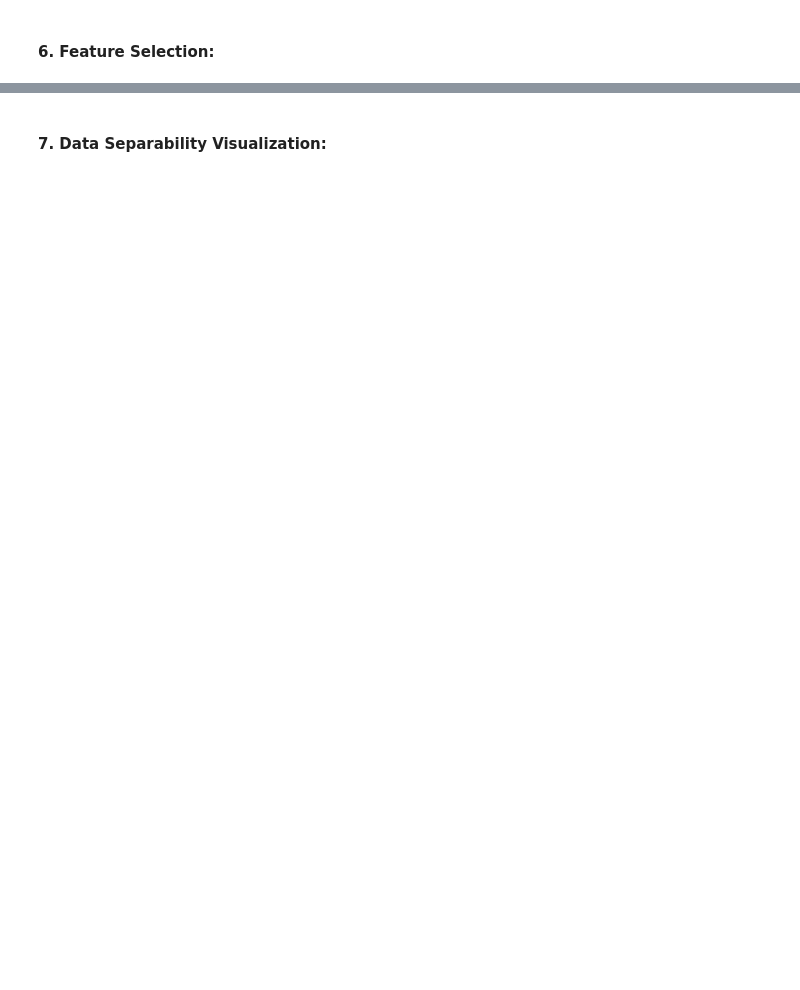
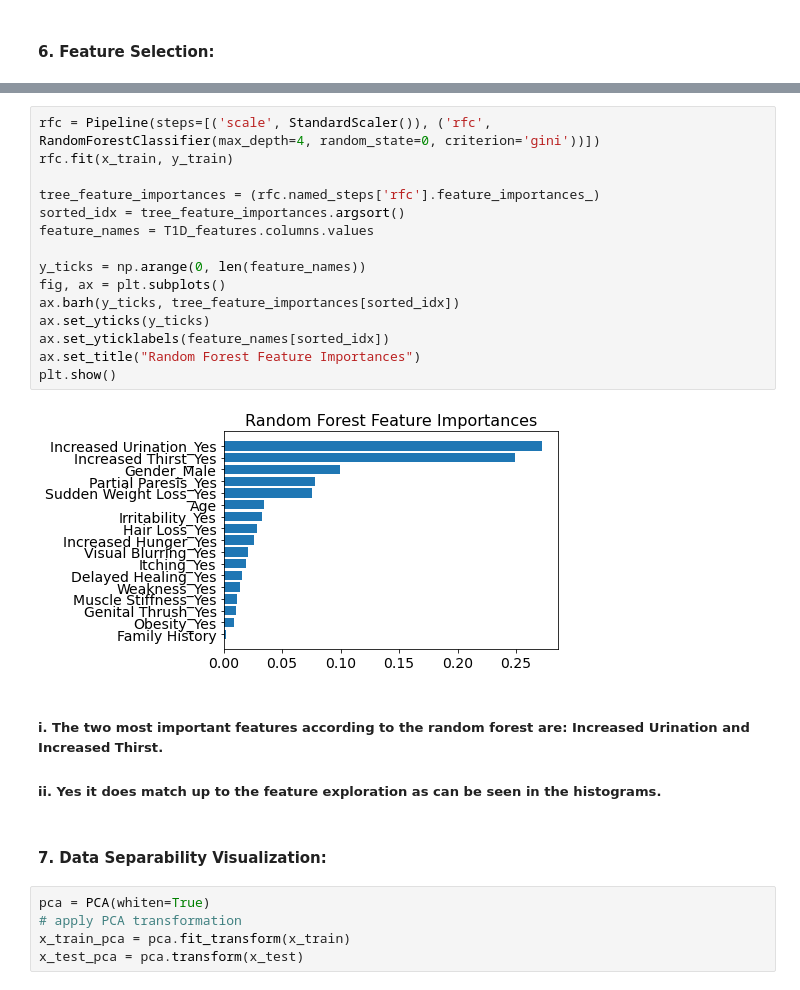
Before and after one commit to mlh-master/hw2_mlh-adi-efrat, a Jupyter notebook: HW2.ipynb, the cells around one changed output, grey strips where cells are left out. Cells and saved outputs as stored; diff of their text form; blank space fills up the shorter version.

```diff
--- a/HW2.ipynb
+++ b/HW2.ipynb
@@ -433,2 +440,27 @@ Accuracy is 0.91
+# %%
+rfc = Pipeline(steps=[('scale', StandardScaler()), ('rfc', RandomForestClassifier(max_depth=4, random_state=0, criterion='gini'))])
+rfc.fit(x_train, y_train)
+
+tree_feature_importances = (rfc.named_steps['rfc'].feature_importances_)
+sorted_idx = tree_feature_importances.argsort()
+feature_names = T1D_features.columns.values
+
+y_ticks = np.arange(0, len(feature_names))
+fig, ax = plt.subplots()
+ax.barh(y_ticks, tree_feature_importances[sorted_idx])
+ax.set_yticks(y_ticks)
+ax.set_yticklabels(feature_names[sorted_idx])
+ax.set_title("Random Forest Feature Importances")
+plt.show()
+# %% [output]
+[figure, added]
+# %% [markdown]
+##### i. The two most important features according to the random forest are: Increased Urination and Increased Thirst.
+##### ii.  Yes it does match up to the feature exploration as can be seen in the histograms.
 # %% [markdown]
 #### 7. Data Separability Visualization:
+# %%
+pca = PCA(whiten=True)
+# apply PCA transformation
+x_train_pca = pca.fit_transform(x_train)
+x_test_pca = pca.transform(x_test)
```
Also changed, not shown: parts of 32 cells of this notebook.
